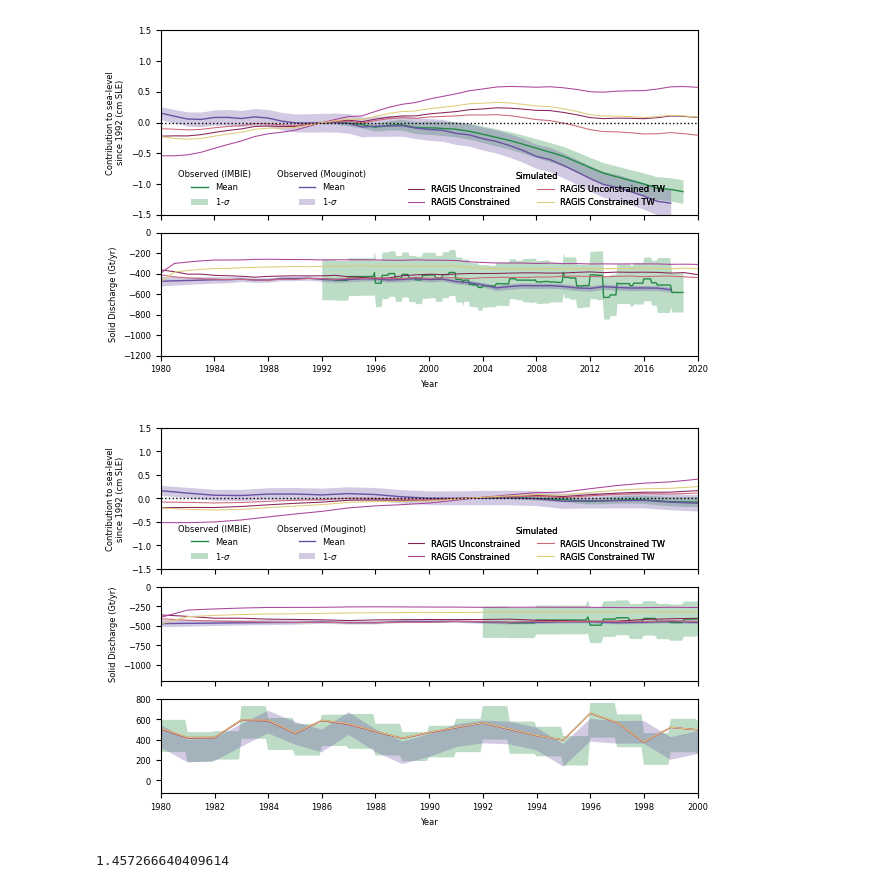
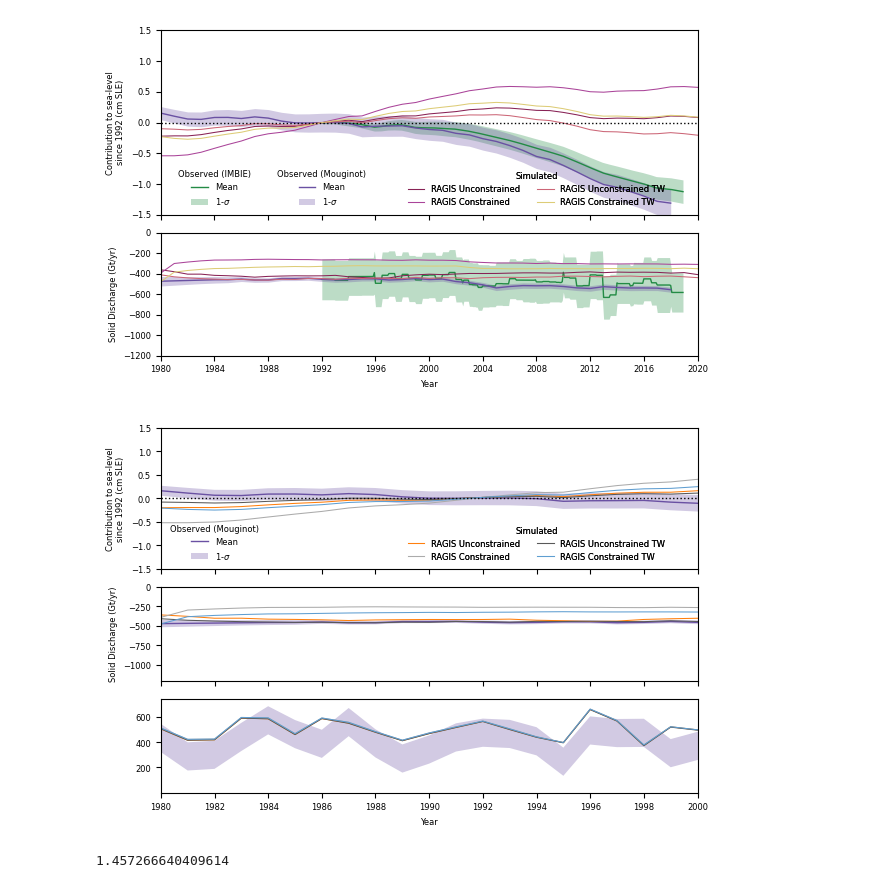
Before and after one commit to pism/pism-ragis, a Jupyter notebook: notebooks/analyze_scalars.ipynb, the cells around one changed output. Cells and saved outputs as stored; diff of their text form; code cells hidden in the pictures.

```diff
--- a/notebooks/analyze_scalars.ipynb
+++ b/notebooks/analyze_scalars.ipynb
@@ -36,7 +36,7 @@ bg_color = "#216779"
 bg_color = "w"
 sim_colors = plt.rcParams['axes.prop_cycle'].by_key()['color'][1::]
 imbie_color = plt.rcParams['axes.prop_cycle'].by_key()['color'][0]
-sim_colors = ["#882255", "#AA4499", "#CC6677", "#DDCC77", "#88CCEE", "#44AA99", "#117733", "#332288"]
+#sim_colors = ["#882255", "#AA4499", "#CC6677", "#DDCC77", "#88CCEE", "#44AA99", "#117733", "#332288"]
 imbie_color = "k"
 imbie_color = "#238b45"
 mou_color = "#6a51a3"
@@ -49,8 +49,8 @@ sigma = 2
 # %%
 imbie = load_imbie()
 # Glacier and Ice cap bias 30 Gt/yr, add it back
-imbie[mass_varname] -= 30 * gt2cmsle
-imbie[smb_varname] += 30
+imbie[mass_varname] -= 35 * gt2cmsle
+imbie[smb_varname] += 35
 # %%
 mou = load_mouginot(url=Path("/mnt/storstrommen/ragis/data/mouginot/pnas.1904242116.sd02.xlsx"), norm_year=1980)
 mou_gis = mou[mou["Basin"] == "GIS"]
@@ -173,10 +173,10 @@ plt.style.use("tableau-colorblind10")
 fig, axs = plt.subplots(nrows=3, ncols=1, sharex="col", figsize=(6.2, 4.2), height_ratios=[3, 2, 2])
 fig.subplots_adjust(wspace=-0.5, hspace=-0.5)
 
-#for obs, o, obs_color, obs_loc  in zip([imbie], ["IMBIE"],
-#                                       [imbie_color], [(0.1, 0.0)]):
-for obs, o, obs_color, obs_loc  in zip([imbie, mou_gis_1992], ["IMBIE", "Mouginot"],
-                                       [imbie_color, mou_color], [(0.1, 0.0), (0.3, 0.0)]):
+for obs, o, obs_color, obs_loc  in zip([mou_gis_1992], ["Mouginot"],
+                                      [mou_color], [(0.1, 0.0)]):
+# for obs, o, obs_color, obs_loc  in zip([imbie, mou_gis_1992], ["IMBIE", "Mouginot"],
+#                                       [imbie_color, mou_color], [(0.1, 0.0), (0.3, 0.0)]):
     obs_ci = axs[0].fill_between(obs["Date"],
                     (obs[mass_varname] + sigma * obs[mass_uncertainty_varname]),
                     (obs[mass_varname] - sigma * obs[mass_uncertainty_varname]),
@@ -208,34 +208,34 @@ for k, exp in enumerate(exp_dfs):
     axs[2].plot(exp["time"], exp[smb_varname], color=sim_colors[k], alpha=1.0, lw=0.75)
     sim_handles.append(sim_handle[0])
     sim_labels.append(sim_label)
 
 
 fig.set_facecolor(bg_color)
 for ax in axs:
     ax.set_facecolor(bg_color)
 fig.set_facecolor(bg_color)
 
 axs[0].axhline(0, color="k", ls="dotted", lw=1.0)
 axs[0].set_xlabel("")
 axs[0].set_ylabel("Contribution to sea-level\nsince 1992 (cm SLE)")
 axs[-1].set_xlabel("Year")
 axs[1].set_ylabel("Solid Discharge (Gt/yr)")
 axs[0].set_xlim(pd.to_datetime("1980-1-1"), pd.to_datetime("2000-1-1"))
 axs[0].set_ylim(-1.5, 1.5)
 axs[1].set_ylim(-1200, 0)
 
 
 legend_sim = axs[0].legend(handles=sim_handles, labels=sim_labels, loc="lower center", bbox_to_anchor=(0.7, 0.0),
                            ncols=2, title="Simulated")
 legend_sim.get_frame().set_linewidth(0.0)
 legend_sim.get_frame().set_alpha(0.0)
 axs[0].add_artist(legend_sim)
 
 fig.tight_layout()
 fig.savefig("ragis-comp_scalar.pdf")
 !open ragis-comp_scalar.pdf
 # %% [output]
-[figure, old version]
+[figure, new version]
 # %%
 (25.66-25.29) / 25.39 * 100
 # %% [output]
```
Also changed, not shown: 4 other files.
